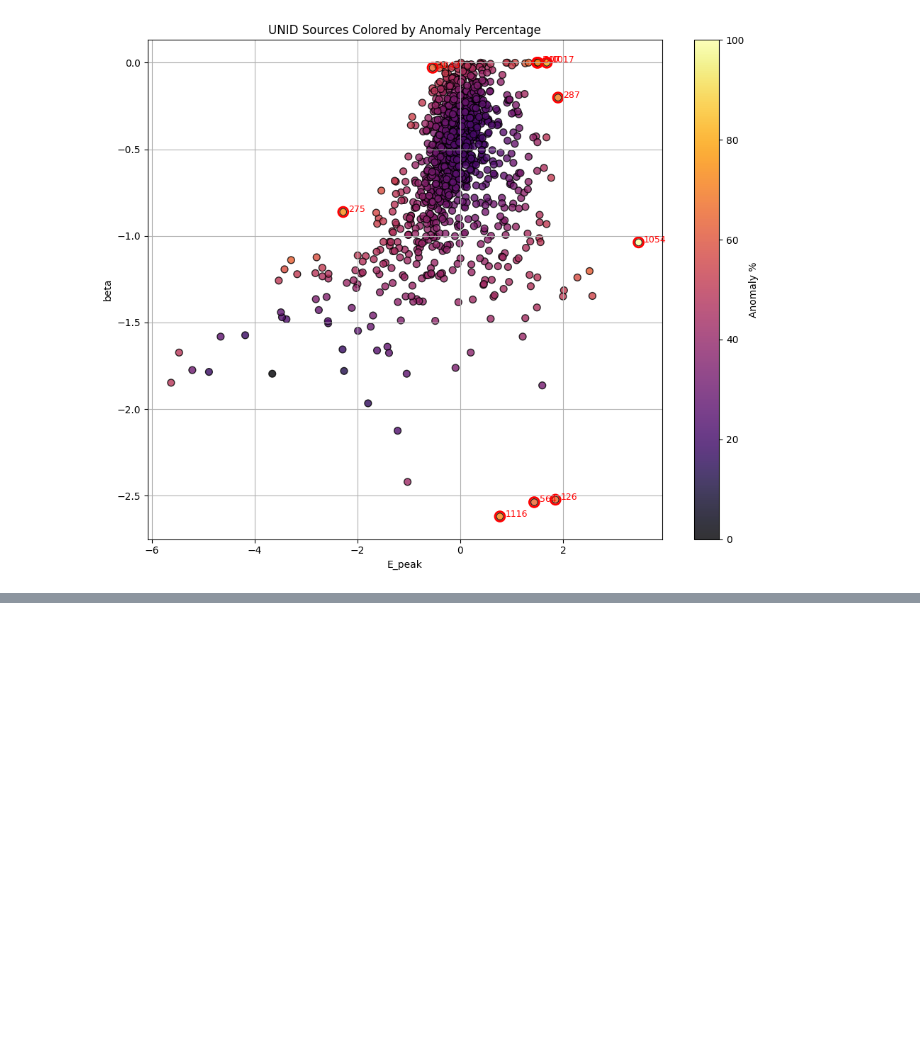
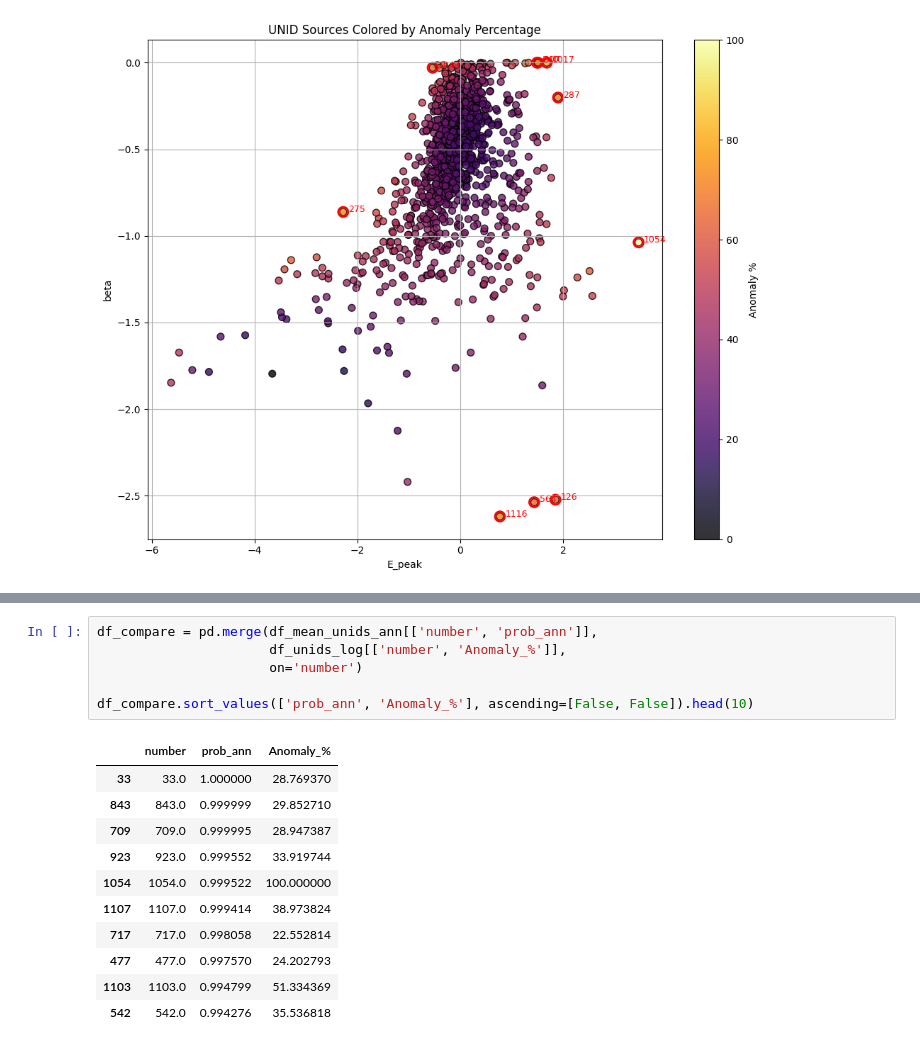
Before and after one commit to martacanirome4/DarkMatter_ML_TFG, a Jupyter notebook: notebooks/OCSVM_astro_vs_unids.ipynb, the cells around one changed output, grey strips where cells are left out. Saved outputs shown, nothing was run; the diff lists cells and outputs as text; blank space fills up the shorter version.

```diff
--- a/notebooks/OCSVM_astro_vs_unids.ipynb
+++ b/notebooks/OCSVM_astro_vs_unids.ipynb
@@ -342,0 +403,18 @@ plt.show()
+# %%
+df_compare = pd.merge(df_mean_unids_ann[['number', 'prob_ann']],
+                      df_unids_log[['number', 'Anomaly_%']],
+                      on='number')
+
+df_compare.sort_values(['prob_ann', 'Anomaly_%'], ascending=[False, False]).head(10)
+# %% [output]
+|  | number | prob_ann | Anomaly_% |
+| 33 | 33.0 | 1.000000 | 28.769370 |
+| 843 | 843.0 | 0.999999 | 29.852710 |
+| 709 | 709.0 | 0.999995 | 28.947387 |
+| 923 | 923.0 | 0.999552 | 33.919744 |
+| 1054 | 1054.0 | 0.999522 | 100.000000 |
+| 1107 | 1107.0 | 0.999414 | 38.973824 |
+| 717 | 717.0 | 0.998058 | 22.552814 |
+| 477 | 477.0 | 0.997570 | 24.202793 |
+| 1103 | 1103.0 | 0.994799 | 51.334369 |
+| 542 | 542.0 | 0.994276 | 35.536818 |
```
Also changed, not shown: parts of 8 cells of this notebook.
